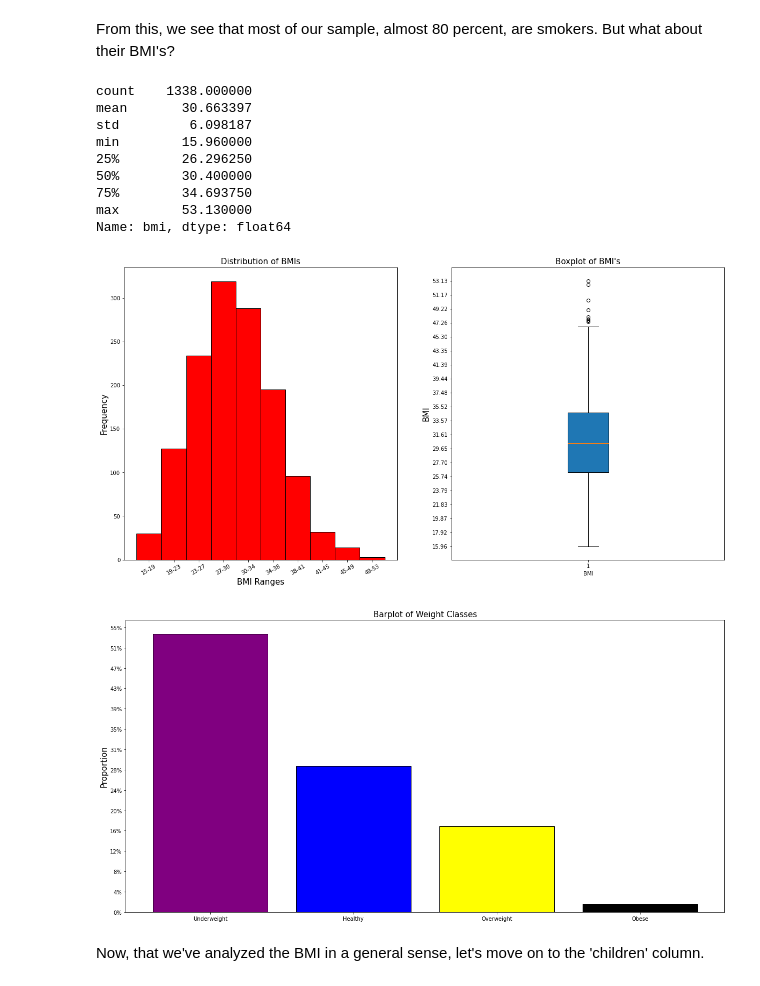
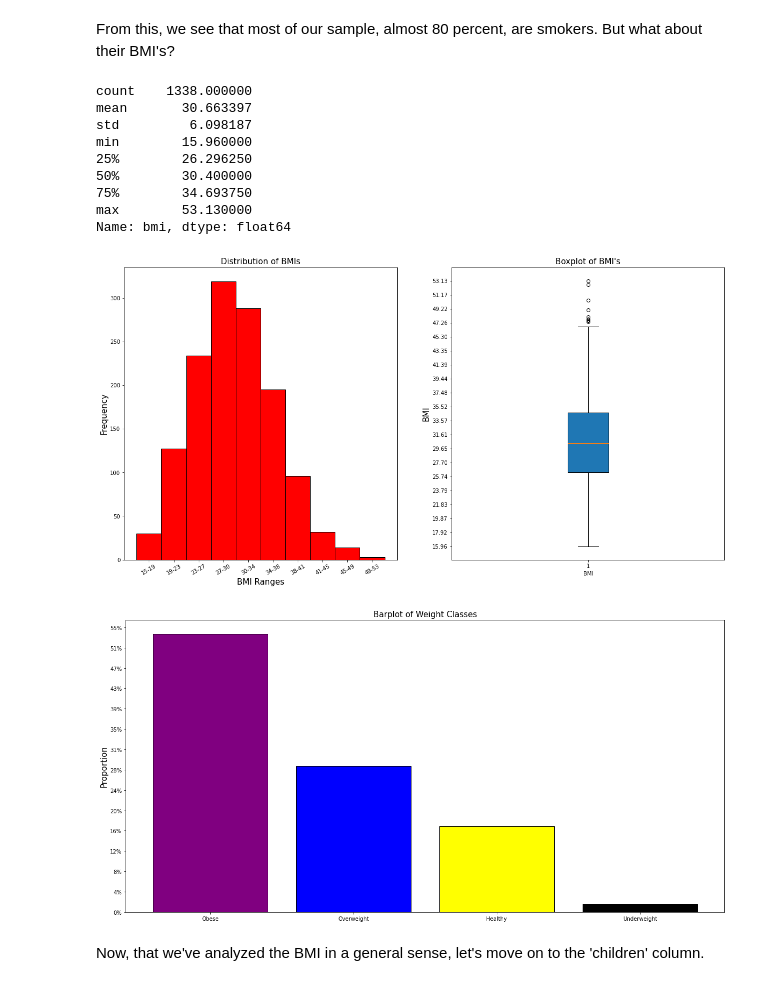
Before and after one commit to AbdullaK123/Portfolio, a Jupyter notebook: Medical_Insurance_Project.ipynb, the cells around one changed output. Drawn from its saved outputs; the diff is of its cells as text; code cells hidden in the pictures.

```diff
--- a/Medical_Insurance_Project.ipynb
+++ b/Medical_Insurance_Project.ipynb
@@ -160,35 +160,35 @@ def weight_class(bmi):
 
 df['weight_class']=df.bmi.apply(weight_class)
 
 props_weight = df['weight_class'].value_counts()/len(df)
 
-plt.bar(['Underweight','Healthy','Overweight','Obese'],props_weight,color=['Purple','Blue','Yellow','Black'],edgecolor='black')
+plt.bar(['Obese','Overweight','Healthy','Underweight'],props_weight,color=['Purple','Blue','Yellow','Black'],edgecolor='black')
 plt.title('Barplot of Weight Classes',fontsize=15)
 plt.ylabel('Proportion', fontsize=15)
 
 YY=np.linspace(0.0,0.55,15)
 fig.set_yticks(YY)
 
 L=[]
 for y in YY:
     l=round(100*y)
     L.append(str(l)+'%')
 
 fig.set_yticklabels(L)
 
 plt.show()
 # %% [output]
 count    1338.000000
 mean       30.663397
 std         6.098187
 min        15.960000
 25%        26.296250
 50%        30.400000
 75%        34.693750
 max        53.130000
 Name: bmi, dtype: float64
 [figure]
-[figure, old version]
+[figure, new version]
 # %% [markdown]
 Now, that we've analyzed the BMI in a general sense, let's move on to the 'children' column.
 # %%
```
Also changed, not shown: parts of 16 cells of this notebook.
